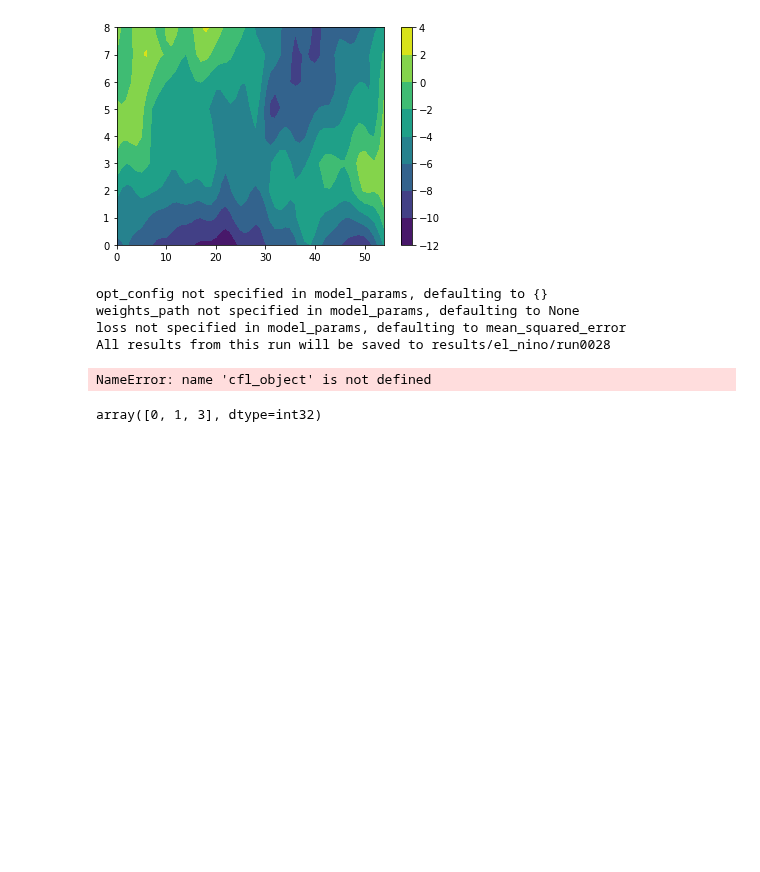
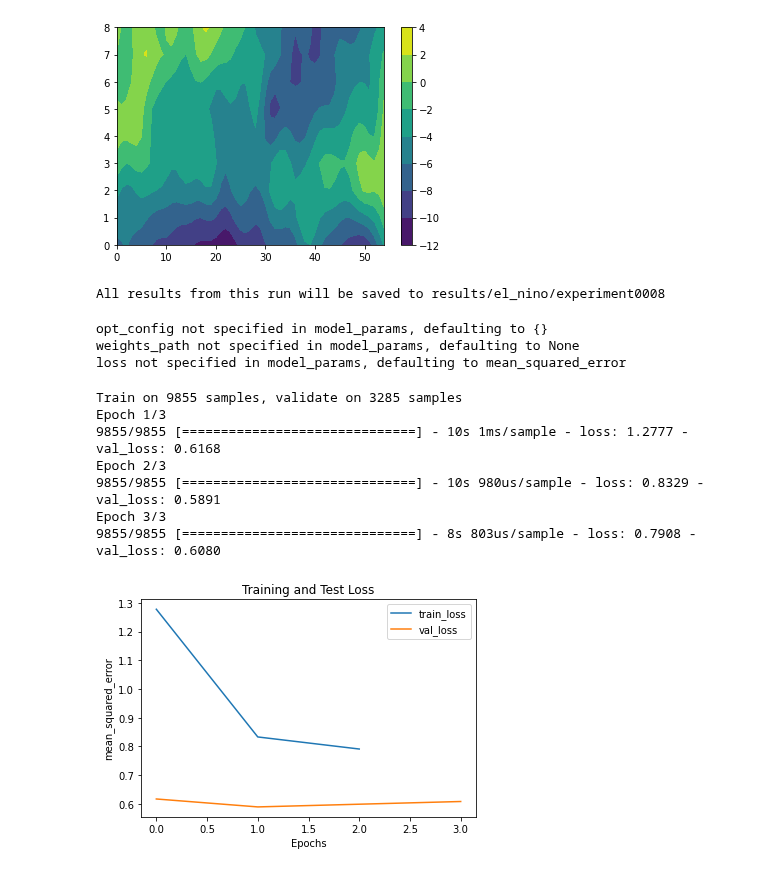
Before and after one commit to eberharf/cfl, a Jupyter notebook: save_results_test.ipynb, the cells around one changed output. Cells and saved outputs as stored; diff of their text form; code cells hidden in the pictures; blank space fills up the shorter version.

Commit message:
Restructure saver to associate with dataset

```diff
--- a/save_results_test.ipynb
+++ b/save_results_test.ipynb
@@ -24,6 +26,14 @@ plt.show()
 X shape: (13140, 495)
 Y shape: (13140, 495)
 [figure]
+# %%
+# save experiment results from this CFL configuration across all datasets to 'results/el_nino/experiment000x'
+experiment_saver = ExperimentSaver('results/el_nino')
+
+# construct dataset. this will save all dataset-specific results to 'results/el_nino/experiment000x/dataset0'
+dataset0 = Dataset(X, Y, dataset_label='dataset0', experiment_saver=experiment_saver)
+# %% [output]
+All results from this run will be saved to results/el_nino/experiment0008
 # %%
 # set all CFL parameters
 
@@ -35,7 +45,7 @@ data_info = { 'X_dims' : X.shape,
 lr = 1e-4
 CDE_params = { 'batch_size'  : 128,
                'optimizer'   : 'adam',
-               'n_epochs'    : 20,
+               'n_epochs'    : 3,
                'verbose'     : True,
                'dense_units' : [1024, 1024, data_info['Y_dims'][1]],
                'activations' : ['linear', 'linear', 'linear'],
@@ -53,12 +63,19 @@ cfl_object = make_CFL(  data_info=data_info,
                         CDE_type='CondExpMod',
                         cluster_type='Kmeans',
                         CDE_params=CDE_params,
-                        cluster_params=cluster_params,
-                        save_path=save_path)
+                        cluster_params=cluster_params)
 # %% [output]
 opt_config not specified in model_params, defaulting to {}
 weights_path not specified in model_params, defaulting to None
 loss not specified in model_params, defaulting to mean_squared_error
-All results from this run will be saved to results/el_nino/run0028
 # %%
-train_results = cfl_object.train(X, Y, standardize=True)
+train_results = cfl_object.train(dataset0, standardize=True)
+# %% [output]
+Train on 9855 samples, validate on 3285 samples
+Epoch 1/3
+9855/9855 [==============================] - 10s 1ms/sample - loss: 1.2777 - val_loss: 0.6168
+Epoch 2/3
+9855/9855 [==============================] - 10s 980us/sample - loss: 0.8329 - val_loss: 0.5891
+Epoch 3/3
+9855/9855 [==============================] - 8s 803us/sample - loss: 0.7908 - val_loss: 0.6080
+[figure, added]
@@ -65,4 +86,2 @@ train_results = cfl_object.train(X, Y, standardize=True)
 # %%
-pyx = cfl_object.predict(X, Y, data_series='dataset1')
+pyx = cfl_object.predict(dataset1)
-# %% [output]
-NameError: name 'cfl_object' is not defined
@@ -72,4 +87,0 @@ xlbls = cfl_object.cluster_model.xkmeans.predict(pyx)
-# %%
-np.unique(xlbls)
-# %% [output]
-array([0, 1, 3], dtype=int32)
```
Also changed, not shown: parts of 5 cells of this notebook, 12 other files.
